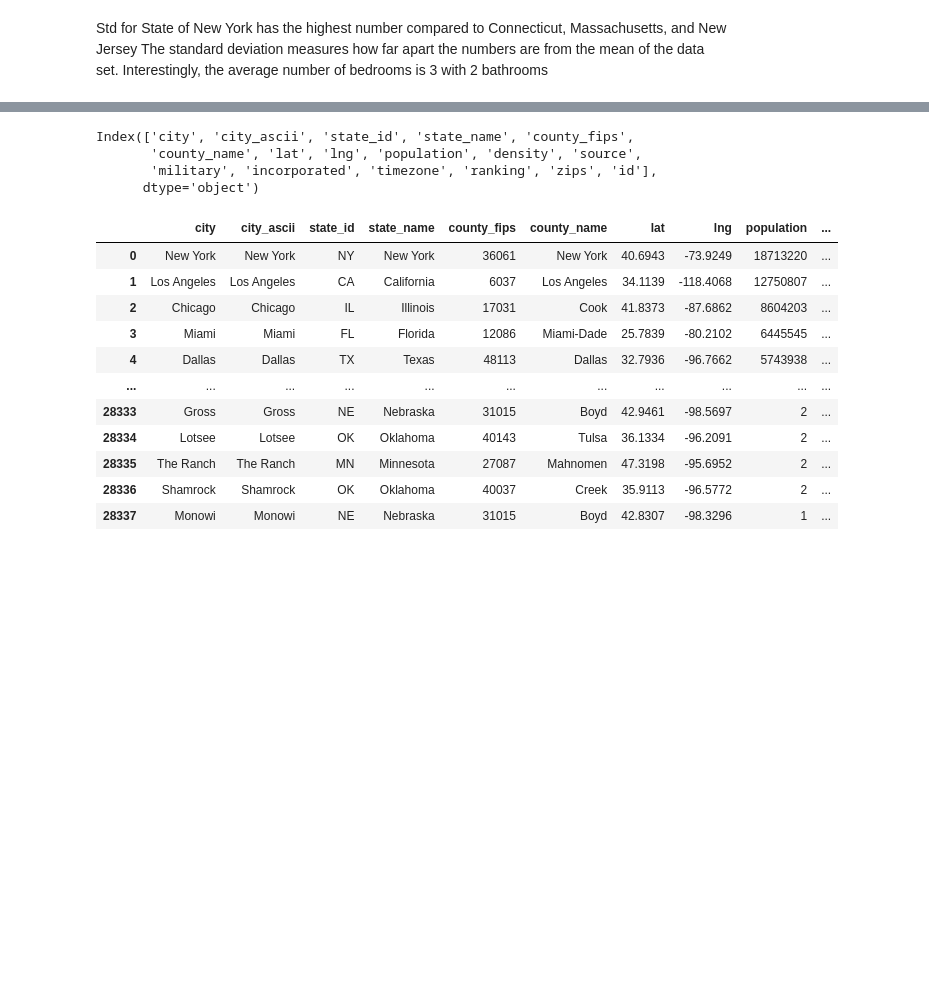
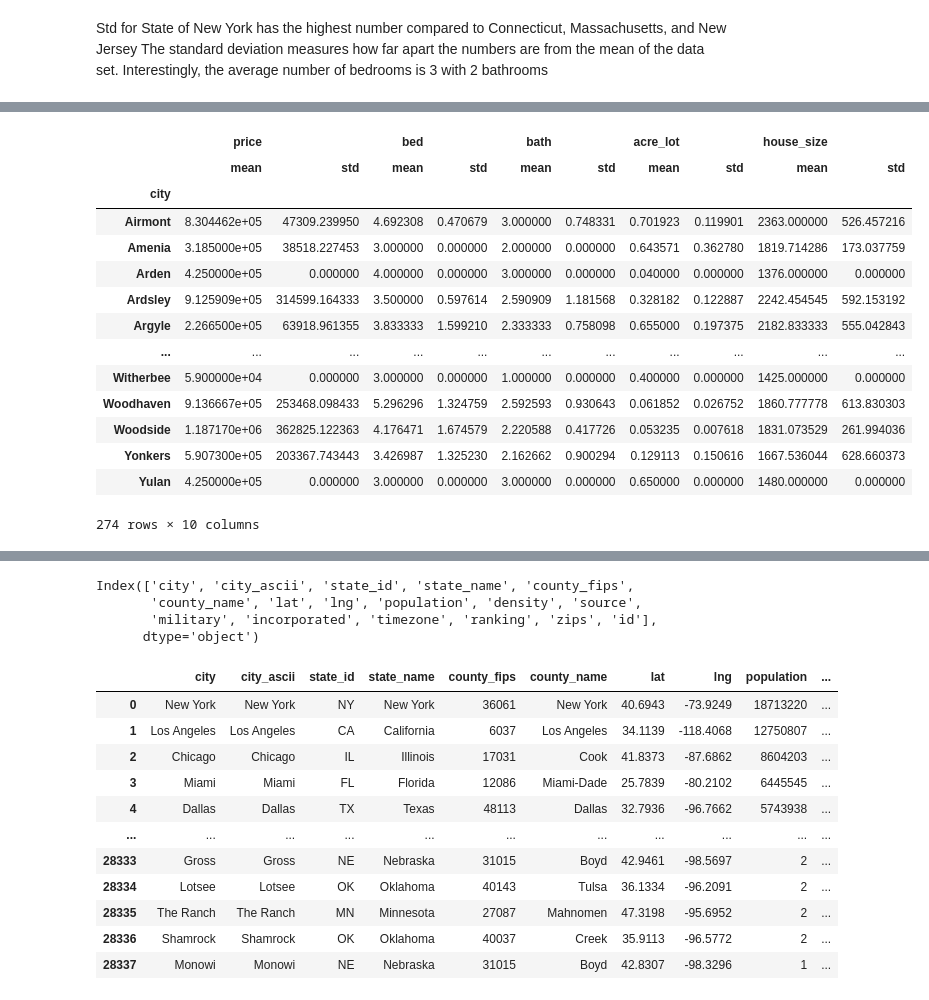
Before and after one commit to NMcHale029/BC-Project-1, a Jupyter notebook: cites.ipynb, the cells around one changed output, grey strips where cells are left out. Drawn from its saved outputs; the diff is of its cells as text; code cells hidden in the pictures; blank space fills up the shorter version.

```diff
--- a/cites.ipynb
+++ b/cites.ipynb
@@ -64 +96,21 @@ Interestingly, the average number of bedrooms is 3 with 2 bathrooms
+# %%
+#Dataframe 'aggcity_df' has the average price of houses for each of the 274 cities in the ny_cities_df.
+aggcity_df = ny_cities_df.groupby('city').agg(["mean","std"])
+aggcity_df
+# %% [output]
+|  | price |  | bed |  | bath |  | acre_lot |  | house_size |  |
+|  | mean | std | mean | std | mean | std | mean | std | mean | std |
+| city |  |  |  |  |  |  |  |  |  |  |
+| Airmont | 8.304462e+05 | 47309.239950 | 4.692308 | 0.470679 | 3.000000 | 0.748331 | 0.701923 | 0.119901 | 2363.000000 | 526.457216 |
+| Amenia | 3.185000e+05 | 38518.227453 | 3.000000 | 0.000000 | 2.000000 | 0.000000 | 0.643571 | 0.362780 | 1819.714286 | 173.037759 |
+| Arden | 4.250000e+05 | 0.000000 | 4.000000 | 0.000000 | 3.000000 | 0.000000 | 0.040000 | 0.000000 | 1376.000000 | 0.000000 |
+| Ardsley | 9.125909e+05 | 314599.164333 | 3.500000 | 0.597614 | 2.590909 | 1.181568 | 0.328182 | 0.122887 | 2242.454545 | 592.153192 |
+| Argyle | 2.266500e+05 | 63918.961355 | 3.833333 | 1.599210 | 2.333333 | 0.758098 | 0.655000 | 0.197375 | 2182.833333 | 555.042843 |
+| ... | ... | ... | ... | ... | ... | ... | ... | ... | ... | ... |
+| Witherbee | 5.900000e+04 | 0.000000 | 3.000000 | 0.000000 | 1.000000 | 0.000000 | 0.400000 | 0.000000 | 1425.000000 | 0.000000 |
+| Woodhaven | 9.136667e+05 | 253468.098433 | 5.296296 | 1.324759 | 2.592593 | 0.930643 | 0.061852 | 0.026752 | 1860.777778 | 613.830303 |
+| Woodside | 1.187170e+06 | 362825.122363 | 4.176471 | 1.674579 | 2.220588 | 0.417726 | 0.053235 | 0.007618 | 1831.073529 | 261.994036 |
+| Yonkers | 5.907300e+05 | 203367.743443 | 3.426987 | 1.325230 | 2.162662 | 0.900294 | 0.129113 | 0.150616 | 1667.536044 | 628.660373 |
+| Yulan | 4.250000e+05 | 0.000000 | 3.000000 | 0.000000 | 3.000000 | 0.000000 | 0.650000 | 0.000000 | 1480.000000 | 0.000000 |
+274 rows × 10 columns
 # %%
```
Also changed, not shown: parts of 23 cells of this notebook.
